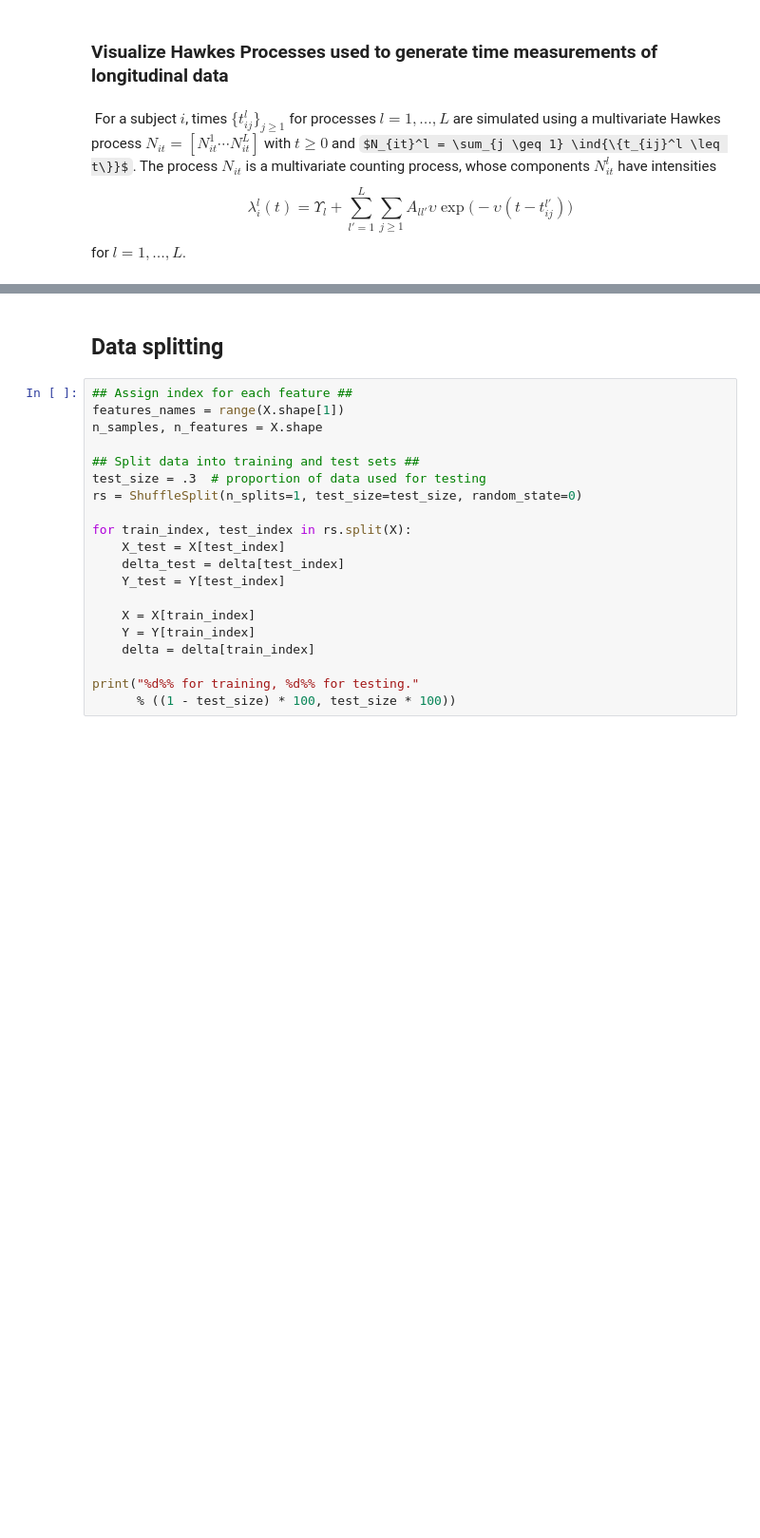
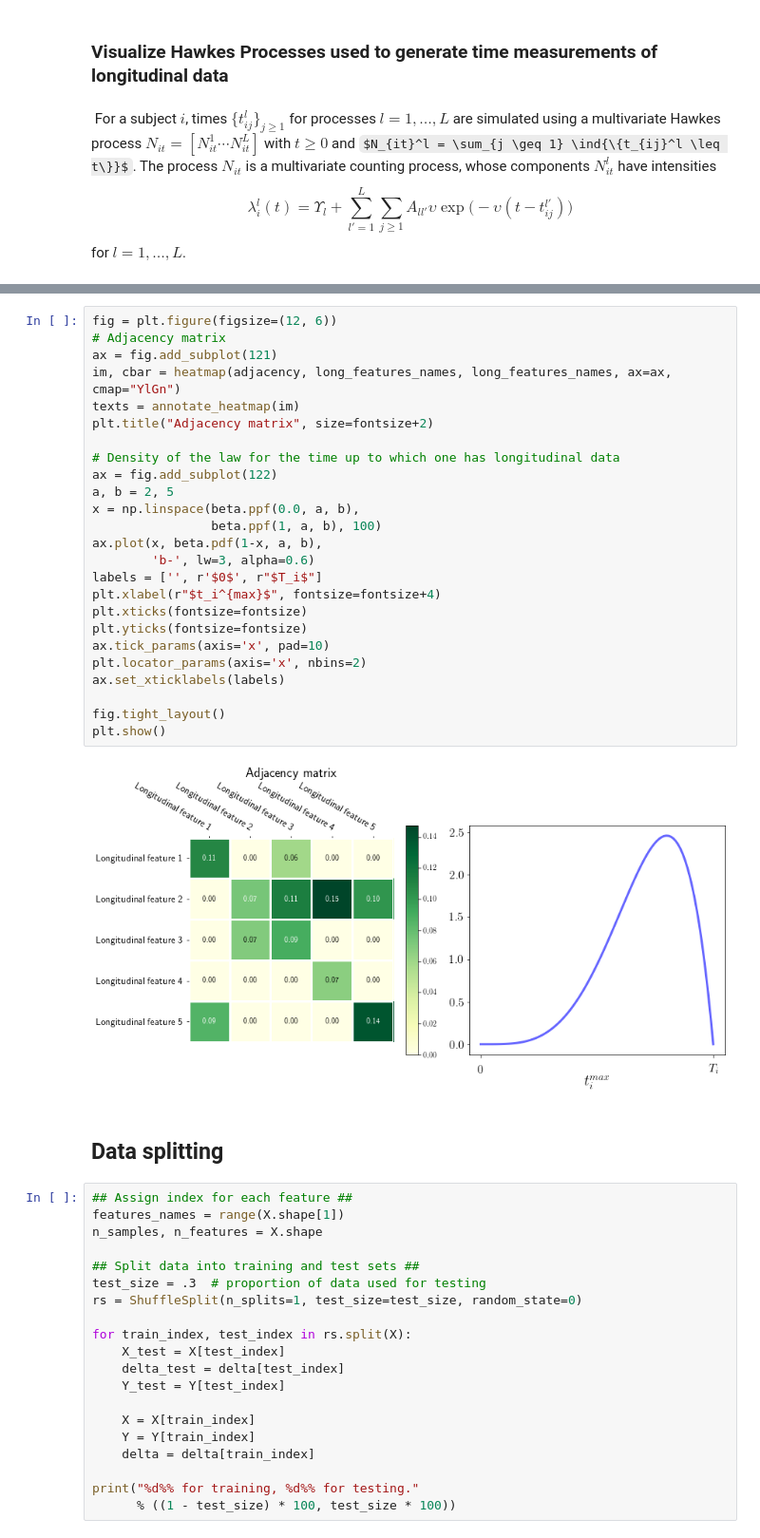
Before and after one commit to Califrais/flash, a Jupyter notebook: Lights tutorial.ipynb, the cells around one changed output, grey strips where cells are left out. Shown at 95% size. Saved outputs shown, nothing was run; the diff lists cells and outputs as text; some formulas as TeX source; blank space fills up the shorter version.

```diff
--- a/Lights tutorial.ipynb
+++ b/Lights tutorial.ipynb
@@ -157,3 +155,30 @@ plt.show()
+# %%
+fig = plt.figure(figsize=(12, 6))
+# Adjacency matrix
+ax = fig.add_subplot(121)
+im, cbar = heatmap(adjacency, long_features_names, long_features_names, ax=ax, cmap="YlGn")
+texts = annotate_heatmap(im)
+plt.title("Adjacency matrix", size=fontsize+2)
+
+# Density of the law for the time up to which one has longitudinal data
+ax = fig.add_subplot(122)
+a, b = 2, 5
+x = np.linspace(beta.ppf(0.0, a, b),
+                beta.ppf(1, a, b), 100)
+ax.plot(x, beta.pdf(1-x, a, b),
+        'b-', lw=3, alpha=0.6)
+labels = ['', r'$0$', r"$T_i$"]
+plt.xlabel(r"$t_i^{max}$", fontsize=fontsize+4)
+plt.xticks(fontsize=fontsize)
+plt.yticks(fontsize=fontsize)
+ax.tick_params(axis='x', pad=10)
+plt.locator_params(axis='x', nbins=2)
+ax.set_xticklabels(labels)
+
+fig.tight_layout()
+plt.show()
+# %% [output]
+[figure, added]
 # %% [markdown]
 ## Data splitting
 # %%
```
Also changed, not shown: parts of 12 cells of this notebook, 2 other files.
